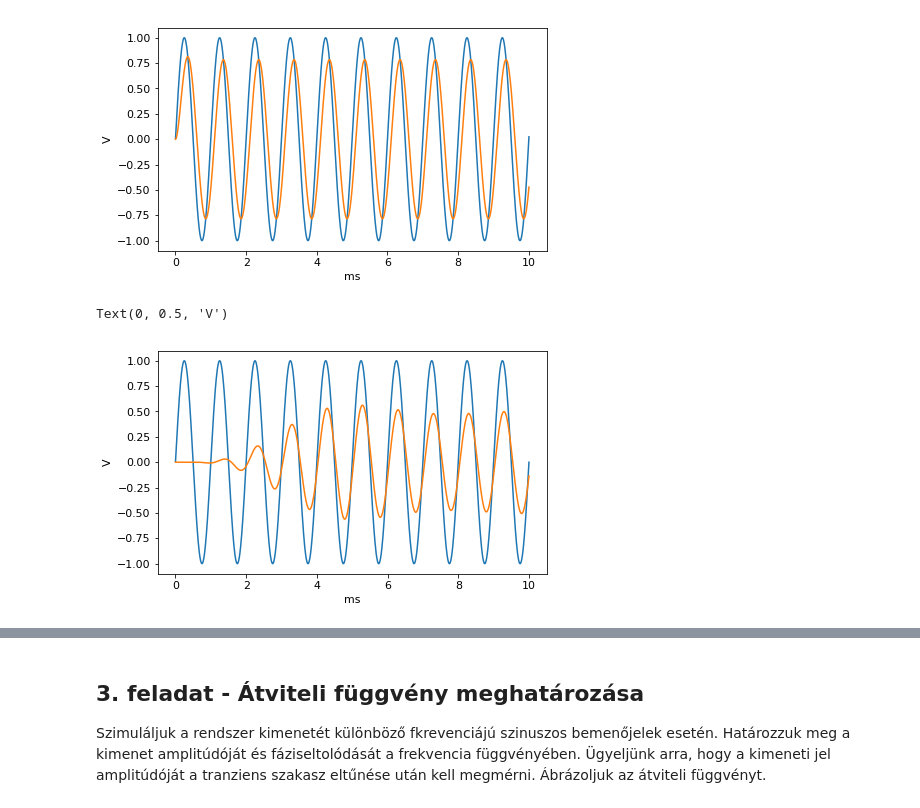
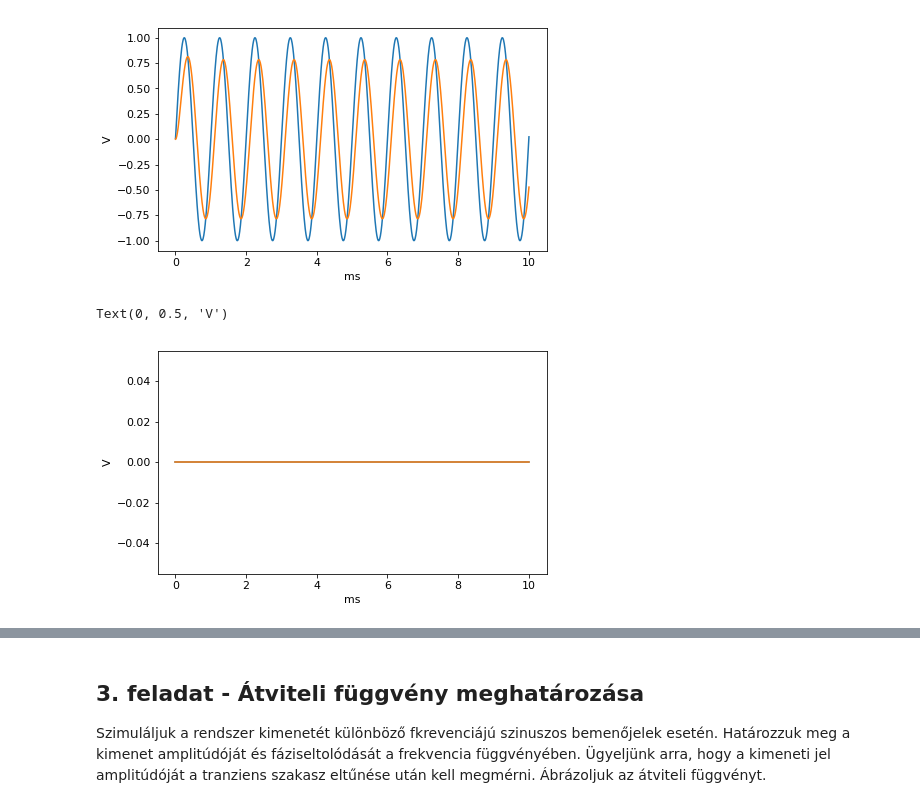
Before and after one commit to Tominano/Numerical-methods-of-physics-II, a Jupyter notebook: 3_feladatsor/3_feladat_Tomi.ipynb, the cells around one changed output, grey strips where cells are left out. Drawn from its saved outputs; the diff is of its cells as text; code cells hidden in the pictures.

```diff
--- a/3_feladatsor/3_feladat_Tomi.ipynb
+++ b/3_feladatsor/3_feladat_Tomi.ipynb
@@ -286,13 +290,13 @@ Text(0, 0.5, 'V')
 # %%
 # Mérőjelek alkalmazása Butterworth-féle sáváteresztő szűrőre
 c = butterworth_bandpass()
 
-t, s, r = run_transient(c, lambda t: np.sin(1000 * 2 * np.pi * t), tstart=0, tstop=10e-3)
+t, s, r = run_transient(c, lambda t:signal.square(2 * np.pi *1 * t)-1, tstart=0, tstop=10e-3)
 plt.plot(t * 1e3, s)
 plt.plot(t * 1e3, r)
 plt.xlabel("ms")
 plt.ylabel("V")
 # %% [output]
 Text(0, 0.5, 'V')
-[figure, old version]
+[figure, new version]
 # %%
```
Also changed, not shown: parts of 4 cells of this notebook.
